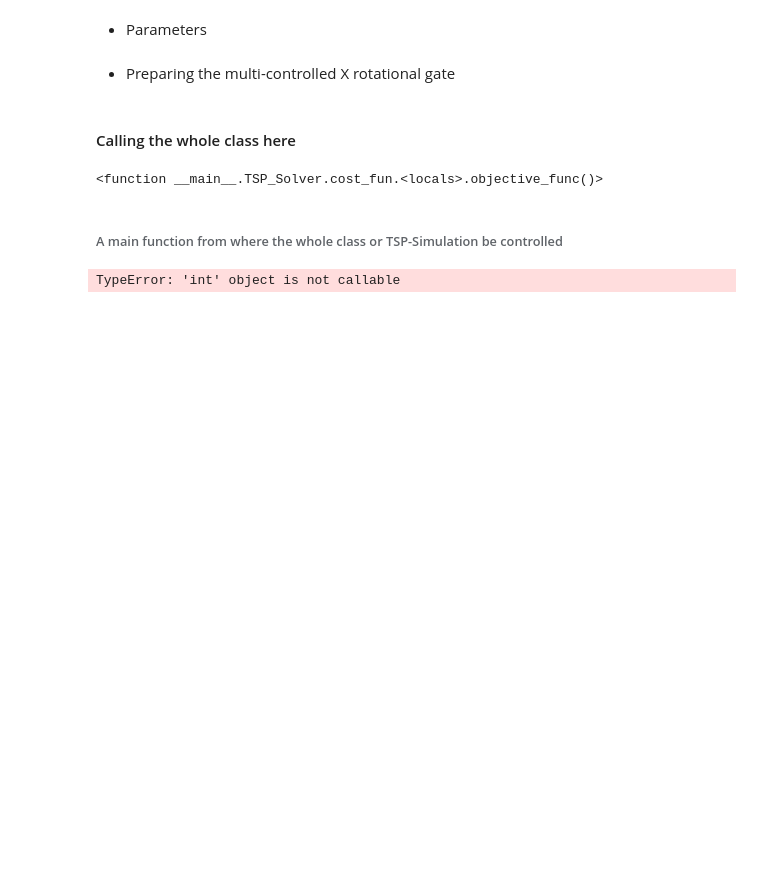
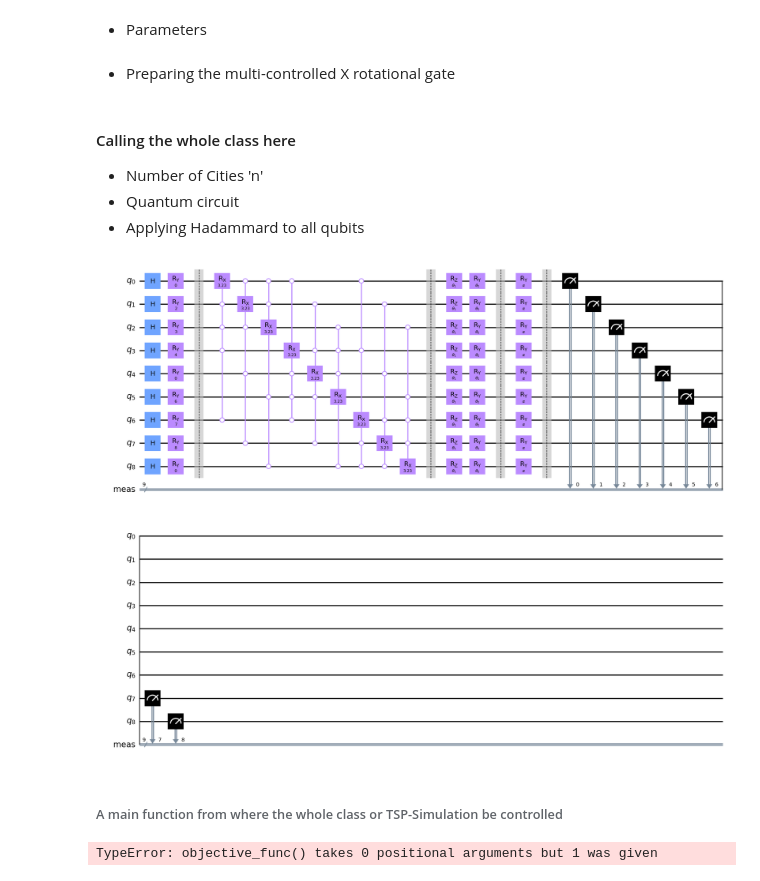
Before and after one commit to Sajjad-Ahmad-phy/A-Quantum-Neural-Network-for-Quadratic-Assignment-Problems, a Jupyter notebook: TSP-simulation.ipynb, the cells around one changed output. Drawn from its saved outputs; the diff is of its cells as text; code cells hidden in the pictures; blank space fills up the shorter version.

```diff
--- a/TSP-simulation.ipynb
+++ b/TSP-simulation.ipynb
@@ -24,4 +21,0 @@ from qiskit.circuit.library.standard_gates import RXGate, RYGate, RZGate
-# %%
-n = 3
-qc = QuantumCircuit(n*n)
-qc.h([i for i in range(n*n)])     # creating equal superposition
@@ -37,3 +29,8 @@ alpha = (2 * np.pi * np.random.rand(1)).tolist()         # Alpha parameters for
+# %%
+# beta_para = Parameter(r'$\beta$')   # Constraint layers Parameter
+theta1 = Parameter(r'$\theta_1$')     # Perceptron layers 1st parameter
+theta2 = Parameter(r'$\theta_2$')     # Perceptron layers 2nd parameter
+alpha = Parameter(r'$\alpha$')      # Alpha parameters for pooling layer
 # %% [markdown]
 * Preparing the multi-controlled X rotational gate
 # %%
@@ -136,29 +139,35 @@ class TSP_Solver:
         return objective_func
 # %% [markdown]
 #### Calling the whole class here
+* Number of Cities 'n'
+* Quantum circuit
+* Applying Hadammard to all qubits
 # %%
 def call_pass_obj_fun(TSP):
     TSP.encoding_layer()
     TSP.constraint_layer()
     TSP.perceptron_layer()
     TSP.pooling_layer()
-    TSP.measurement_layer()
-    TSP.statevect()
-    TSP.x_matrix()
-    obj = TSP.cost_fun()
-    return obj
+    return TSP.ansatz().draw('mpl')
+#     TSP.statevect()
+#     TSP.x_matrix()
+#     obj = TSP.cost_fun()
+#     return obj
 
 
 # Define the matching constraint
 m_c = np.array([[0, 1, 0],
                 [1, 0, 0],
                 [0, 0, 1]])
 n = 3
-qc = QuantumCircuit(n*n)
-qc.h([i for i in range(n*n)])     # creating equal superposition
-TSP = TSP_Solver(qc, n, K, theta1, theta2, alpha, m_c)
+reference_circuit = QuantumCircuit(n*n)
+reference_circuit.h([i for i in range(n*n)])     # creating equal superposition
+variational_circuit = QuantumCircuit(n*n)
+
+TSP = TSP_Solver(reference_circuit, variational_circuit, n, K, theta1, theta2, alpha, m_c)
+call_pass_obj_fun(TSP)
 # %% [output]
-<function __main__.TSP_Solver.cost_fun.<locals>.objective_func()>
+[figure, added]
 # %% [markdown]
 ###### A main function from where the whole class or TSP-Simulation be controlled
 # %%
@@ -182,12 +191,12 @@ def main():
 
     # Creating the adam optimizer and minimizing the cross-entropy function
     adam = ADAM(maxiter=100, tol=1e-06, lr=0.01, beta_1=0.9, beta_2=0.99)
-    result = adam.minimize(27, call_pass_obj_fun(TSP))
+    result = adam.minimize(call_pass_obj_fun(TSP), SPSAEstimatorGradient)
 
 if __name__ == '__main__':
     main()
 # %% [output]
-TypeError: 'int' object is not callable
+TypeError: objective_func() takes 0 positional arguments but 1 was given
 # %%
 !git add .
 !git commit -m "Your commit message"
```
Also changed, not shown: parts of 8 cells of this notebook, 1 other file.
